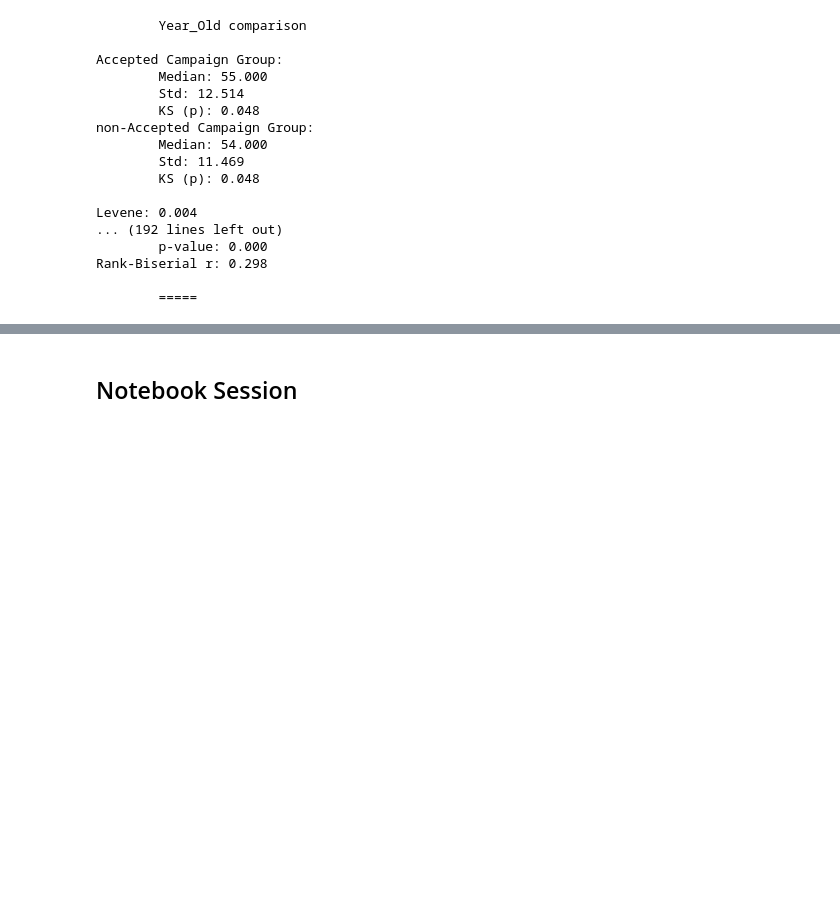
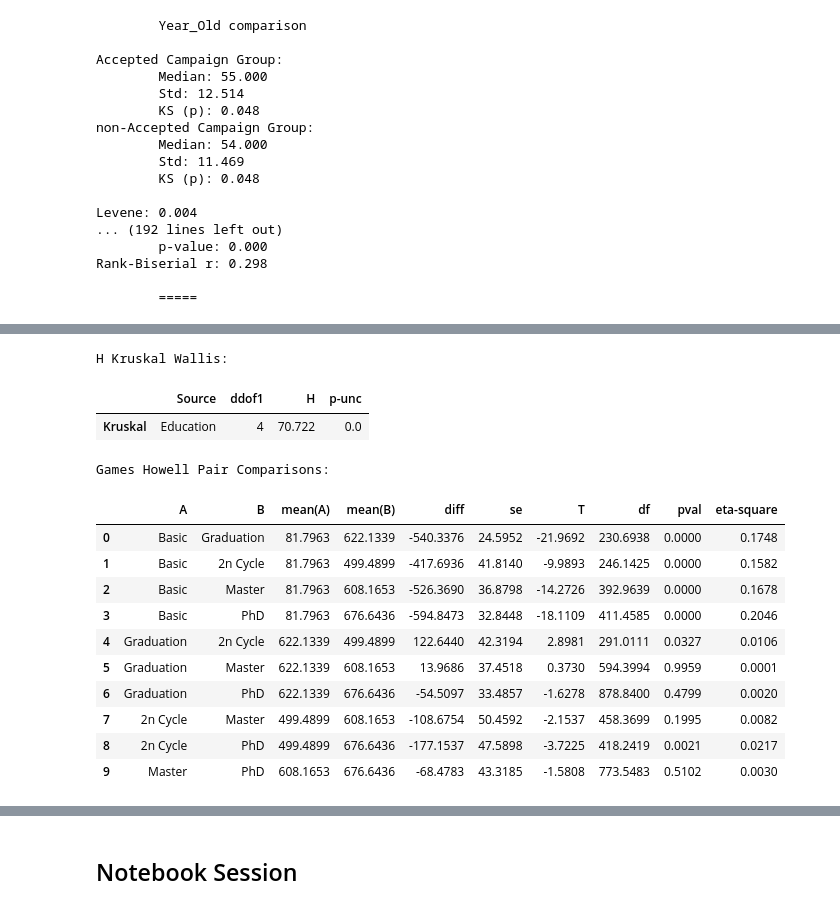
Before and after one commit to almanzanas/ifoodDataAnalystTest, a Jupyter notebook: notebooks/03_inferential.ipynb, the cells around one changed output, grey strips where cells are left out. Drawn from its saved outputs; the diff is of its cells as text; code cells hidden in the pictures; blank space fills up the shorter version.

```diff
--- a/notebooks/03_inferential.ipynb
+++ b/notebooks/03_inferential.ipynb
@@ -402,0 +587,34 @@ memory usage: 669.3 KB
+# %%
+result_kw = pg.kruskal(data=data,
+                       dv="MntSpentTotal",
+                       between="Education")
+
+result_pair = pg.pairwise_gameshowell(data=data,
+                                      dv="MntSpentTotal",
+                                      between="Education",
+                                      effsize="eta-square")
+
+result_kw = round(result_kw, 4)
+result_pair = round(result_pair, 4)
+
+print("\nH Kruskal Wallis:\n")
+display(result_kw)
+
+print("\nGames Howell Pair Comparisons:\n")
+display(result_pair)
+# %% [output]
+H Kruskal Wallis:
+|  | Source | ddof1 | H | p-unc |
+| Kruskal | Education | 4 | 70.722 | 0.0 |
+Games Howell Pair Comparisons:
+|  | A | B | mean(A) | mean(B) | diff | se | T | df | pval | eta-square |
+| 0 | Basic | Graduation | 81.7963 | 622.1339 | -540.3376 | 24.5952 | -21.9692 | 230.6938 | 0.0000 | 0.1748 |
+| 1 | Basic | 2n Cycle | 81.7963 | 499.4899 | -417.6936 | 41.8140 | -9.9893 | 246.1425 | 0.0000 | 0.1582 |
+| 2 | Basic | Master | 81.7963 | 608.1653 | -526.3690 | 36.8798 | -14.2726 | 392.9639 | 0.0000 | 0.1678 |
+| 3 | Basic | PhD | 81.7963 | 676.6436 | -594.8473 | 32.8448 | -18.1109 | 411.4585 | 0.0000 | 0.2046 |
+| 4 | Graduation | 2n Cycle | 622.1339 | 499.4899 | 122.6440 | 42.3194 | 2.8981 | 291.0111 | 0.0327 | 0.0106 |
+| 5 | Graduation | Master | 622.1339 | 608.1653 | 13.9686 | 37.4518 | 0.3730 | 594.3994 | 0.9959 | 0.0001 |
+| 6 | Graduation | PhD | 622.1339 | 676.6436 | -54.5097 | 33.4857 | -1.6278 | 878.8400 | 0.4799 | 0.0020 |
+| 7 | 2n Cycle | Master | 499.4899 | 608.1653 | -108.6754 | 50.4592 | -2.1537 | 458.3699 | 0.1995 | 0.0082 |
+| 8 | 2n Cycle | PhD | 499.4899 | 676.6436 | -177.1537 | 47.5898 | -3.7225 | 418.2419 | 0.0021 | 0.0217 |
+| 9 | Master | PhD | 608.1653 | 676.6436 | -68.4783 | 43.3185 | -1.5808 | 773.5483 | 0.5102 | 0.0030 |
```
Also changed, not shown: parts of 16 cells of this notebook, 1 other file.
